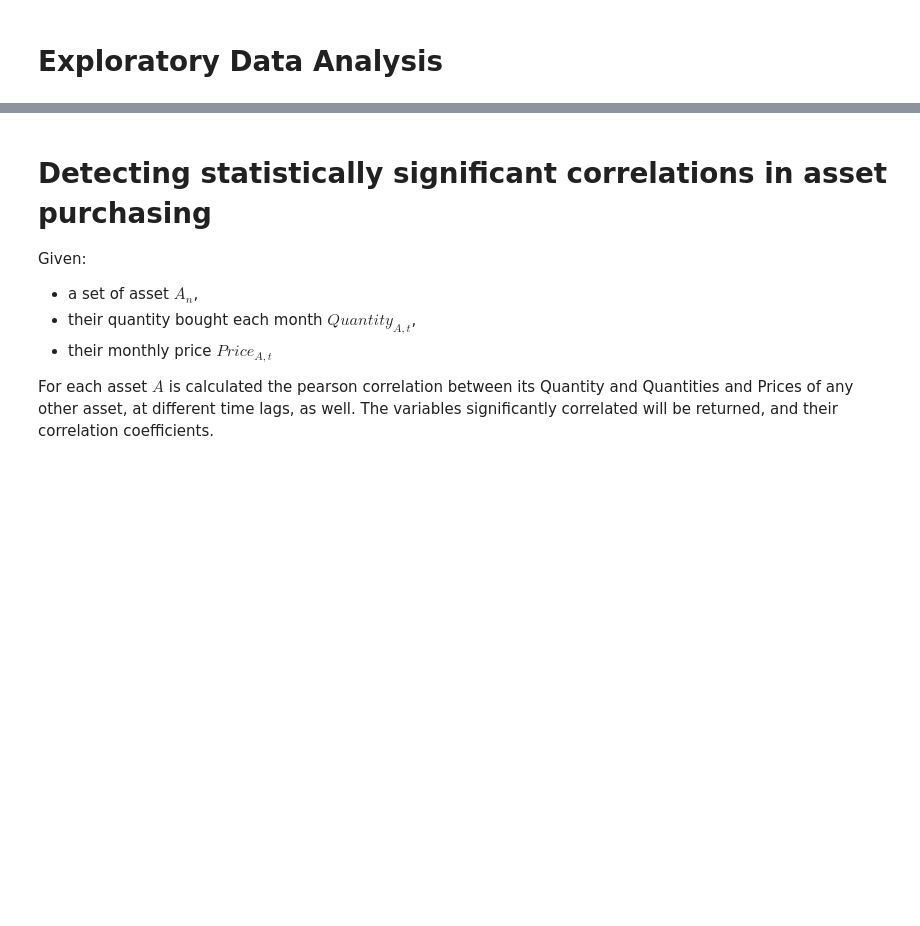
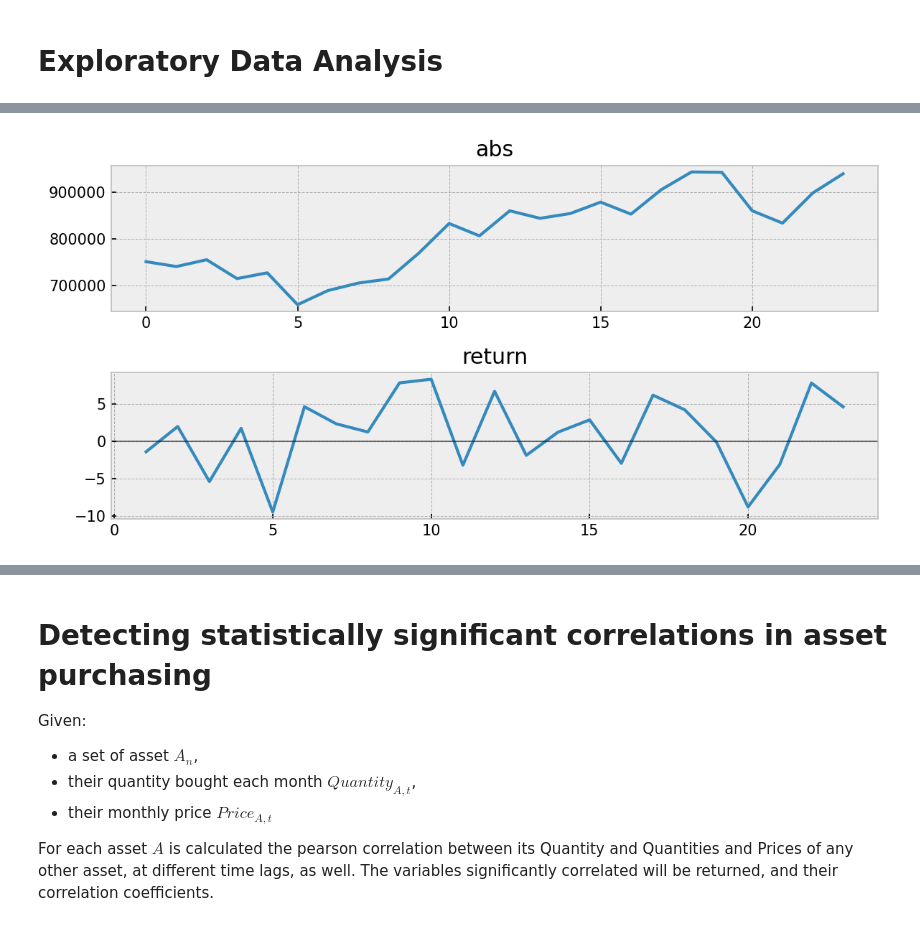
Before and after one commit to vincenzojrs/MrRipStrategyAnalysis, a Jupyter notebook: main.ipynb, the cells around one changed output, grey strips where cells are left out. Cells and saved outputs as stored; diff of their text form; code cells hidden in the pictures; blank space fills up the shorter version.

```diff
--- a/main.ipynb
+++ b/main.ipynb
@@ -168,0 +192,24 @@ plt.style.use('ggplot')
+# %%
+def subplotting_dataframe(dataframe):
+    """
+        Plotting each column in a dataframe using subplots
+
+        Parameters:
+        dataframe (pd.DataFrame)
+    """
+    num_columns = len(dataframe.columns)
+    fig, axs = plt.subplots(num_columns, 1, figsize=(8, 2 * num_columns))
+    plt.gcf().set_dpi(150)
+
+    # Plot each column in a separate subplot
+    for i, column in enumerate(dataframe.columns):
+        axs[i].plot(dataframe.index, dataframe[column])
+        axs[i].set_title(f'{column}')
+        axs[i].grid(True)
+
+    plt.axhline(y = 0, color = 'black', alpha = 0.5, linewidth = 1)
+    plt.tight_layout()
+    plt.show()
+# %%
+monthly_value = pd.DataFrame([value.sum(axis =1), value.sum(axis = 1).pct_change()*100]).T
+monthly_value.rename(columns = {0:"abs", 1:"return"}, inplace = True)
@@ -168,0 +259,4 @@ plt.style.use('ggplot')
+# %%
+subplotting_dataframe(monthly_value)
+# %% [output]
+[figure, added]
```
Also changed, not shown: parts of 30 cells of this notebook.
